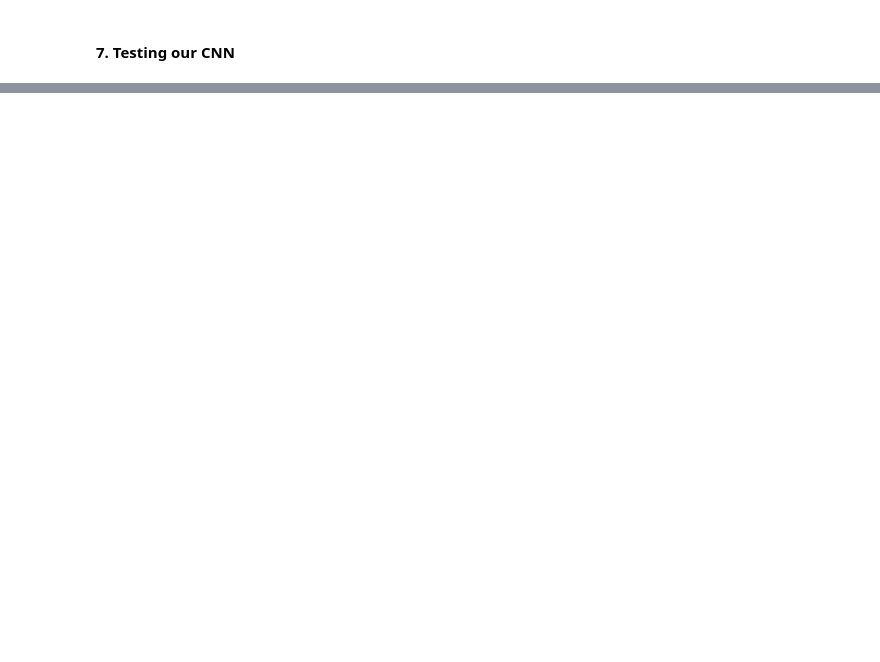
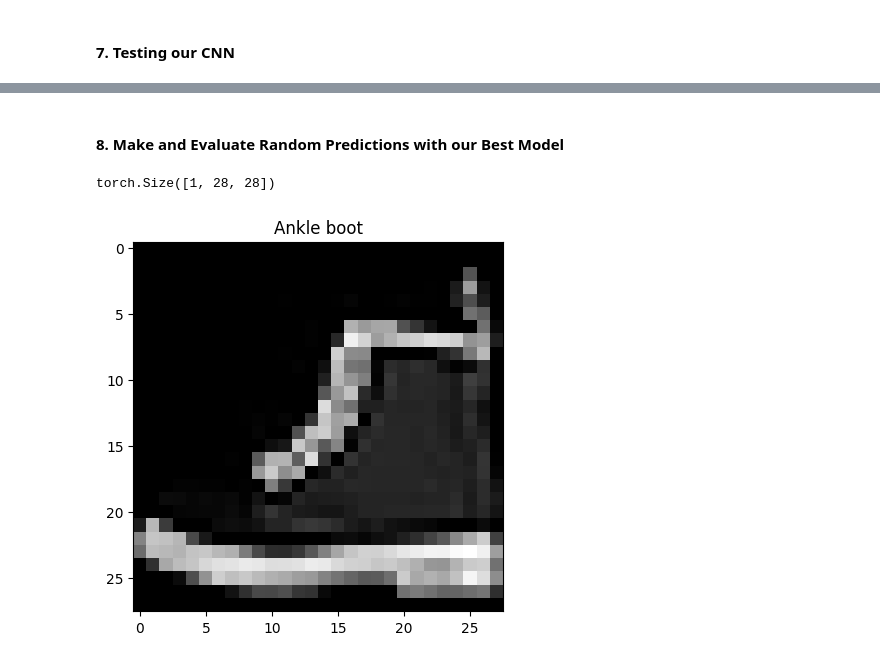
Before and after one commit to mklingamsetty/Learning-Pytorch, a Jupyter notebook: 03_pytorch_computer_vision.ipynb, the cells around one changed output, grey strips where cells are left out. Cells and saved outputs as stored; diff of their text form; code cells hidden in the pictures; blank space fills up the shorter version.

```diff
--- a/03_pytorch_computer_vision.ipynb
+++ b/03_pytorch_computer_vision.ipynb
@@ -598,0 +719,50 @@ tensor([[-0.0333,  0.0210,  0.0219, -0.0632,  0.0701, -0.0471, -0.0079, -0.0691,
+# %% [markdown]
+#### 8. Make and Evaluate Random Predictions with our Best Model
+# %%
+''' Lets make a function to make predictions for the model '''
+
+def make_predictions(model:torch.nn.Module, data: list):
+    pred_probs = []
+
+    model.eval()
+    with torch.inference_mode():
+        for sample in data:
+            # Prepare the sample (Add a Batch Dimension and pass it to the
+            # target model)
+            sample = torch.unsqueeze(sample, dim=0)
+
+            # Forward Pass for the Model (Model outputs raw logits)
+            pred_logit = model(sample)
+
+            # Get Prediction Probability (Logits -> Probabilities)
+            pred_prob = torch.softmax(pred_logit.squeeze(), dim=0)
+
+            # Append the prediction probabilities to the list
+            pred_probs.append(pred_prob)
+
+    return torch.stack(pred_probs)
+
+import random
+# random.seed(42)
+
+test_samples = []
+test_labels = []
+
+for sample, label in random.sample(list(test_data), # Get a random sample from the test dataset
+ k=9): # Number of samples to get
+    test_samples.append(sample)
+    test_labels.append(label)
+
+# view the first sample shape
+print(test_samples[0].shape)
+# %% [output]
+torch.Size([1, 28, 28])
+# %%
+def plot_sample(sample, label):
+    plt.imshow(sample.squeeze(), cmap='gray')
+    plt.title(train_data.classes[label])
+
+# Plot the first sample
+plot_sample(test_samples[0], test_labels[0])
+# %% [output]
+[figure, added]
```
Also changed, not shown: parts of 19 cells of this notebook, 1 other file.
